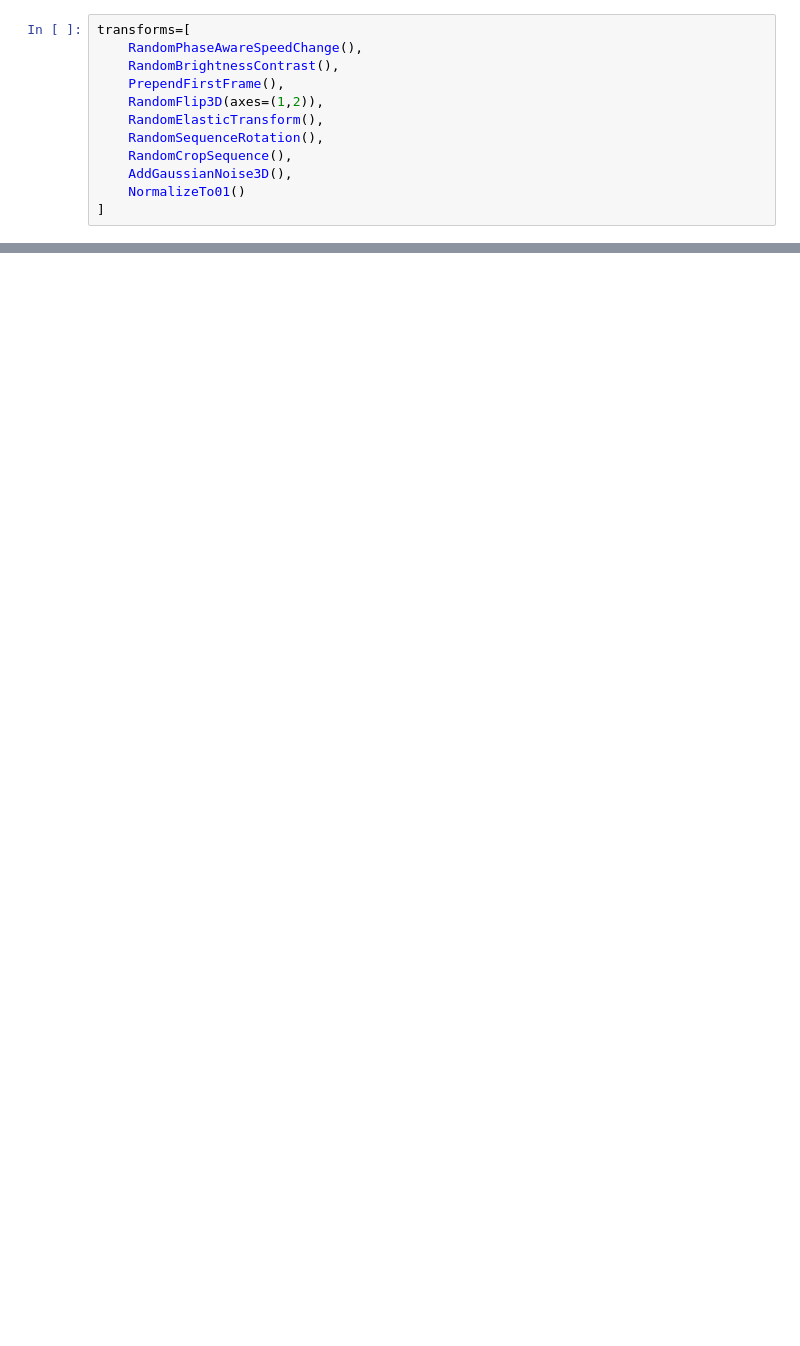
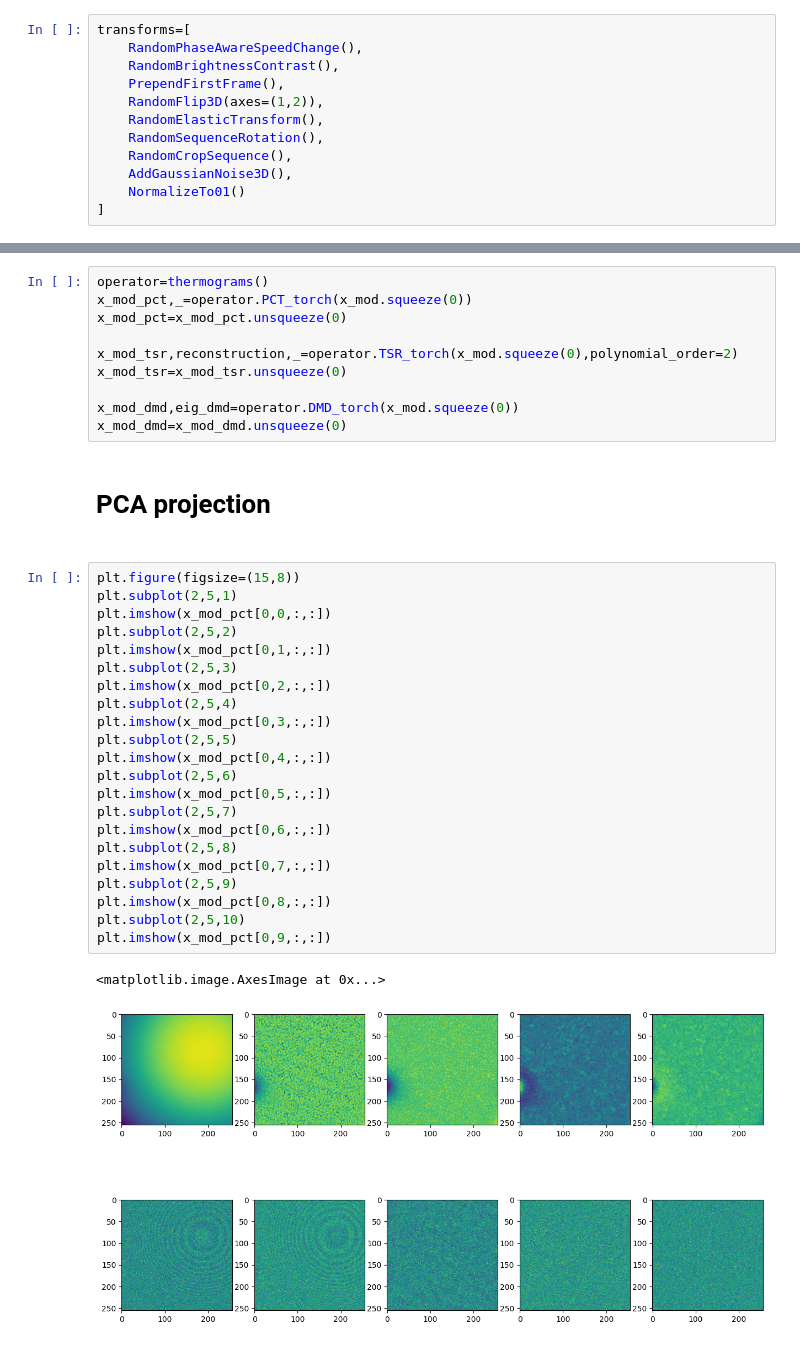
Before and after one commit to konrad-jaworski/attention_unet, a Jupyter notebook: Model_investigation.ipynb, the cells around one changed output, grey strips where cells are left out. Cells and saved outputs as stored; diff of their text form; blank space fills up the shorter version.

```diff
--- a/Model_investigation.ipynb
+++ b/Model_investigation.ipynb
@@ -49,0 +52,37 @@ plt.plot(x[0,:,130,130])
+# %%
+operator=thermograms()
+x_mod_pct,_=operator.PCT_torch(x_mod.squeeze(0))
+x_mod_pct=x_mod_pct.unsqueeze(0)
+
+x_mod_tsr,reconstruction,_=operator.TSR_torch(x_mod.squeeze(0),polynomial_order=2)
+x_mod_tsr=x_mod_tsr.unsqueeze(0)
+
+x_mod_dmd,eig_dmd=operator.DMD_torch(x_mod.squeeze(0))
+x_mod_dmd=x_mod_dmd.unsqueeze(0)
+# %% [markdown]
+<h1>PCA projection<h2>
+# %%
+plt.figure(figsize=(15,8))
+plt.subplot(2,5,1)
+plt.imshow(x_mod_pct[0,0,:,:])
+plt.subplot(2,5,2)
+plt.imshow(x_mod_pct[0,1,:,:])
+plt.subplot(2,5,3)
+plt.imshow(x_mod_pct[0,2,:,:])
+plt.subplot(2,5,4)
+plt.imshow(x_mod_pct[0,3,:,:])
+plt.subplot(2,5,5)
+plt.imshow(x_mod_pct[0,4,:,:])
+plt.subplot(2,5,6)
+plt.imshow(x_mod_pct[0,5,:,:])
+plt.subplot(2,5,7)
+plt.imshow(x_mod_pct[0,6,:,:])
+plt.subplot(2,5,8)
+plt.imshow(x_mod_pct[0,7,:,:])
+plt.subplot(2,5,9)
+plt.imshow(x_mod_pct[0,8,:,:])
+plt.subplot(2,5,10)
+plt.imshow(x_mod_pct[0,9,:,:])
+# %% [output]
+<matplotlib.image.AxesImage at 0x...>
+[figure, added]
```
Also changed, not shown: parts of 23 cells of this notebook, 10 other files.
